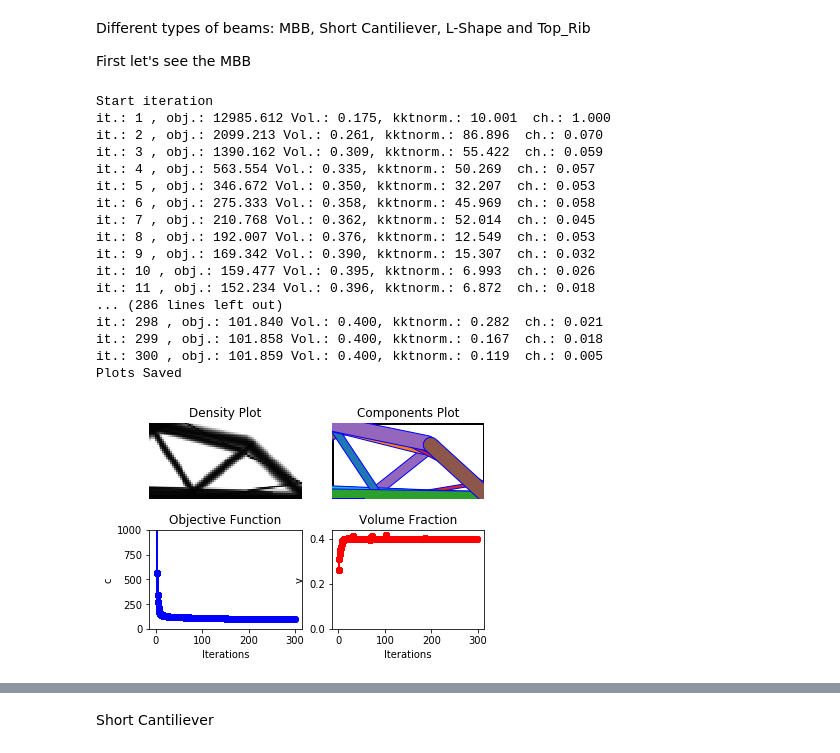
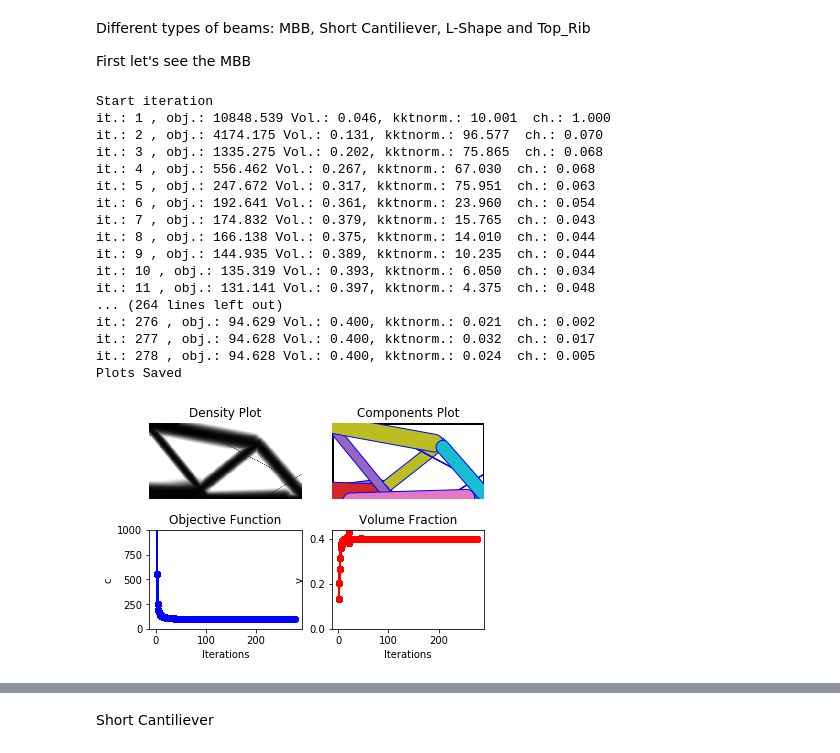
Before and after one commit to topggp/GGP-Python, a Jupyter notebook: Generalized_projection.ipynb, the cells around one changed output, grey strips where cells are left out. Drawn from its saved outputs; the diff is of its cells as text; code cells hidden in the pictures.

```diff
--- a/Generalized_projection.ipynb
+++ b/Generalized_projection.ipynb
@@ -142,26 +142,26 @@ Different types of beams: MBB, Short Cantiliever, L-Shape and Top_Rib
 First let's see the MBB
 # %%
 #'MBB'
-it, c, v, x, xn, yn, Mc, kktnorm = Topology_optimization.main(nelx,nely,volume_fraction,method,'MBB',max_iterations)
+it, c, v, x, xn, yn, Mc, kktnorm = Generalized_projection.main(320,160,volume_fraction,method,'MBB',max_iterations)
 # %% [output]
 Start iteration
-it.: 1 , obj.: 12985.612 Vol.: 0.175, kktnorm.: 10.001  ch.: 1.000
-it.: 2 , obj.: 2099.213 Vol.: 0.261, kktnorm.: 86.896  ch.: 0.070
-it.: 3 , obj.: 1390.162 Vol.: 0.309, kktnorm.: 55.422  ch.: 0.059
-it.: 4 , obj.: 563.554 Vol.: 0.335, kktnorm.: 50.269  ch.: 0.057
-it.: 5 , obj.: 346.672 Vol.: 0.350, kktnorm.: 32.207  ch.: 0.053
-it.: 6 , obj.: 275.333 Vol.: 0.358, kktnorm.: 45.969  ch.: 0.058
-it.: 7 , obj.: 210.768 Vol.: 0.362, kktnorm.: 52.014  ch.: 0.045
-it.: 8 , obj.: 192.007 Vol.: 0.376, kktnorm.: 12.549  ch.: 0.053
-it.: 9 , obj.: 169.342 Vol.: 0.390, kktnorm.: 15.307  ch.: 0.032
-it.: 10 , obj.: 159.477 Vol.: 0.395, kktnorm.: 6.993  ch.: 0.026
-it.: 11 , obj.: 152.234 Vol.: 0.396, kktnorm.: 6.872  ch.: 0.018
-... (286 lines left out)
-it.: 298 , obj.: 101.840 Vol.: 0.400, kktnorm.: 0.282  ch.: 0.021
-it.: 299 , obj.: 101.858 Vol.: 0.400, kktnorm.: 0.167  ch.: 0.018
-it.: 300 , obj.: 101.859 Vol.: 0.400, kktnorm.: 0.119  ch.: 0.005
+it.: 1 , obj.: 10848.539 Vol.: 0.046, kktnorm.: 10.001  ch.: 1.000
+it.: 2 , obj.: 4174.175 Vol.: 0.131, kktnorm.: 96.577  ch.: 0.070
+it.: 3 , obj.: 1335.275 Vol.: 0.202, kktnorm.: 75.865  ch.: 0.068
+it.: 4 , obj.: 556.462 Vol.: 0.267, kktnorm.: 67.030  ch.: 0.068
+it.: 5 , obj.: 247.672 Vol.: 0.317, kktnorm.: 75.951  ch.: 0.063
+it.: 6 , obj.: 192.641 Vol.: 0.361, kktnorm.: 23.960  ch.: 0.054
+it.: 7 , obj.: 174.832 Vol.: 0.379, kktnorm.: 15.765  ch.: 0.043
+it.: 8 , obj.: 166.138 Vol.: 0.375, kktnorm.: 14.010  ch.: 0.044
+it.: 9 , obj.: 144.935 Vol.: 0.389, kktnorm.: 10.235  ch.: 0.044
+it.: 10 , obj.: 135.319 Vol.: 0.393, kktnorm.: 6.050  ch.: 0.034
+it.: 11 , obj.: 131.141 Vol.: 0.397, kktnorm.: 4.375  ch.: 0.048
+... (264 lines left out)
+it.: 276 , obj.: 94.629 Vol.: 0.400, kktnorm.: 0.021  ch.: 0.002
+it.: 277 , obj.: 94.628 Vol.: 0.400, kktnorm.: 0.032  ch.: 0.017
+it.: 278 , obj.: 94.628 Vol.: 0.400, kktnorm.: 0.024  ch.: 0.005
 Plots Saved
-[figure, old version]
+[figure, new version]
 # %%
 fig=plt.figure()
 plt.title('Density Plot')
```
Also changed, not shown: parts of 33 cells of this notebook, 2 other files.
